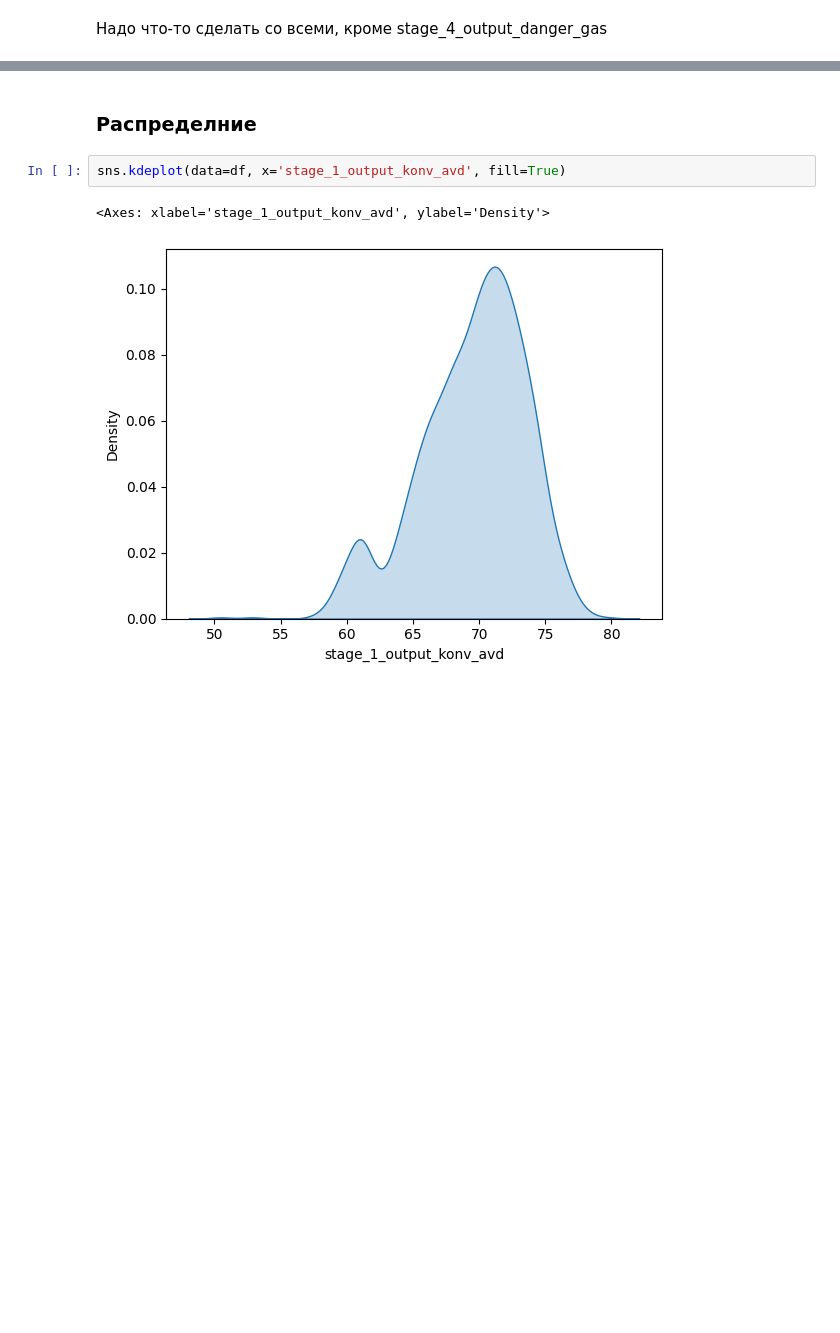
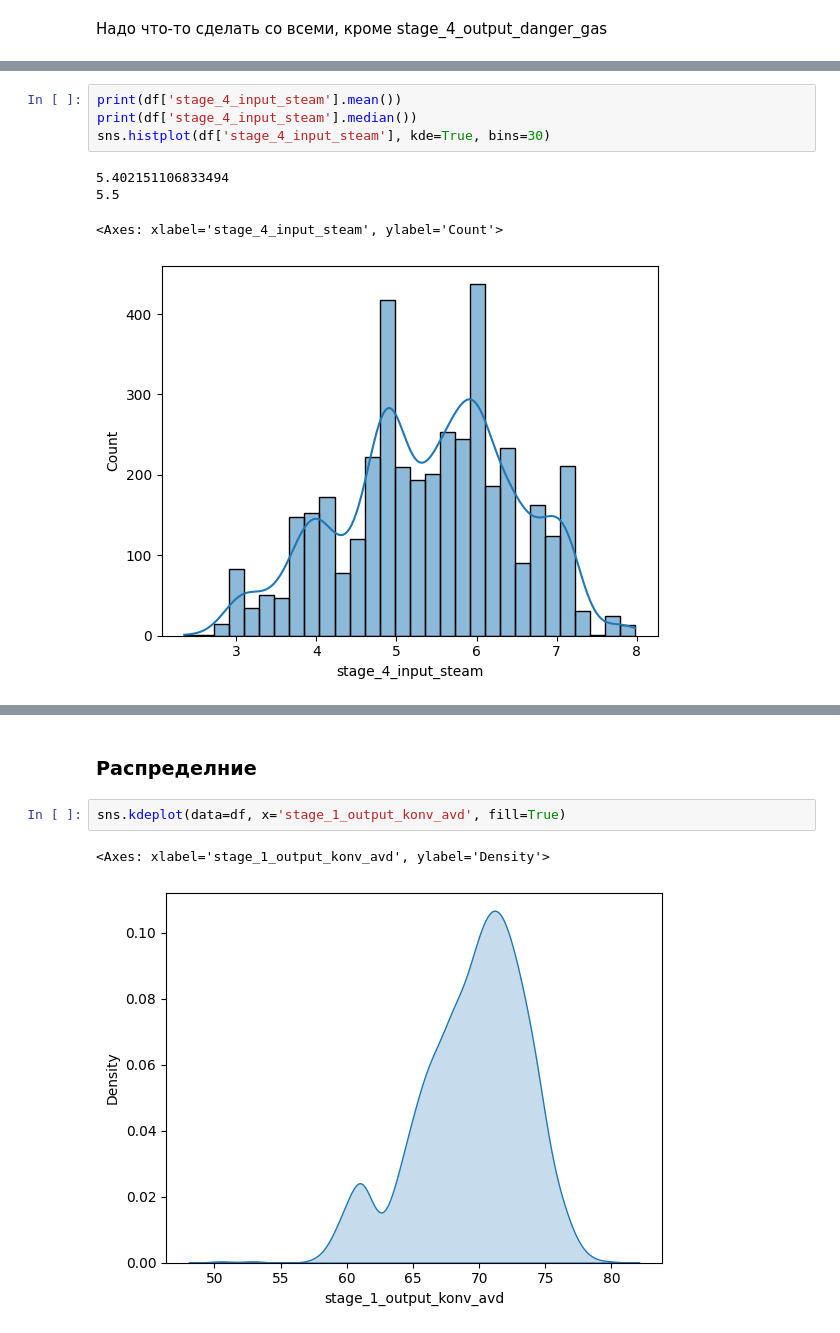
Before and after one commit to nericovich/project, a Jupyter notebook: main.ipynb, the cells around one changed output, grey strips where cells are left out. Cells and saved outputs as stored; diff of their text form; blank space fills up the shorter version.

```diff
--- a/main.ipynb
+++ b/main.ipynb
@@ -71,0 +164,9 @@ dtype: int64
+# %%
+print(df['stage_4_input_steam'].mean())
+print(df['stage_4_input_steam'].median())
+sns.histplot(df['stage_4_input_steam'], kde=True, bins=30)
+# %% [output]
+5.402151106833494
+5.5
+<Axes: xlabel='stage_4_input_steam', ylabel='Count'>
+[figure, added]
```
Also changed, not shown: parts of 33 cells of this notebook.
